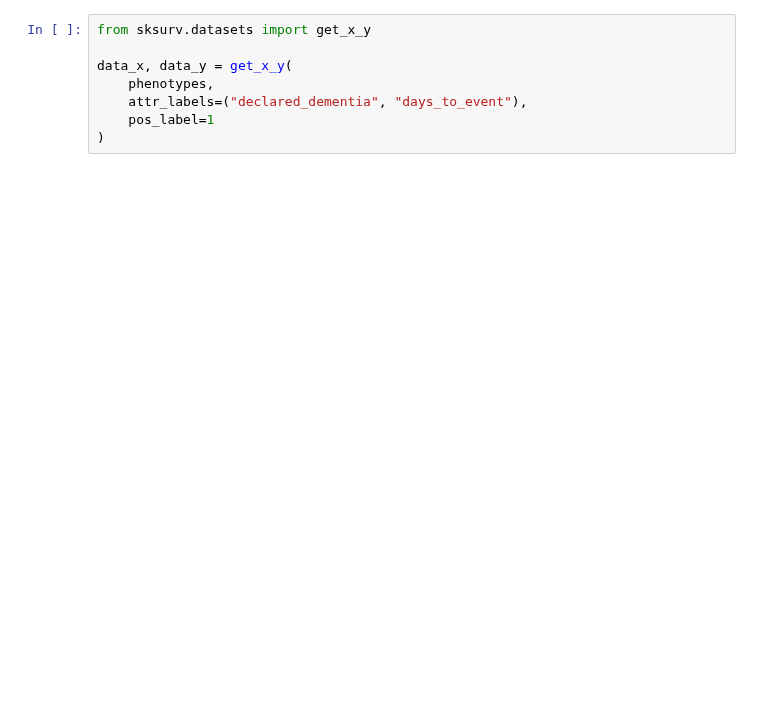
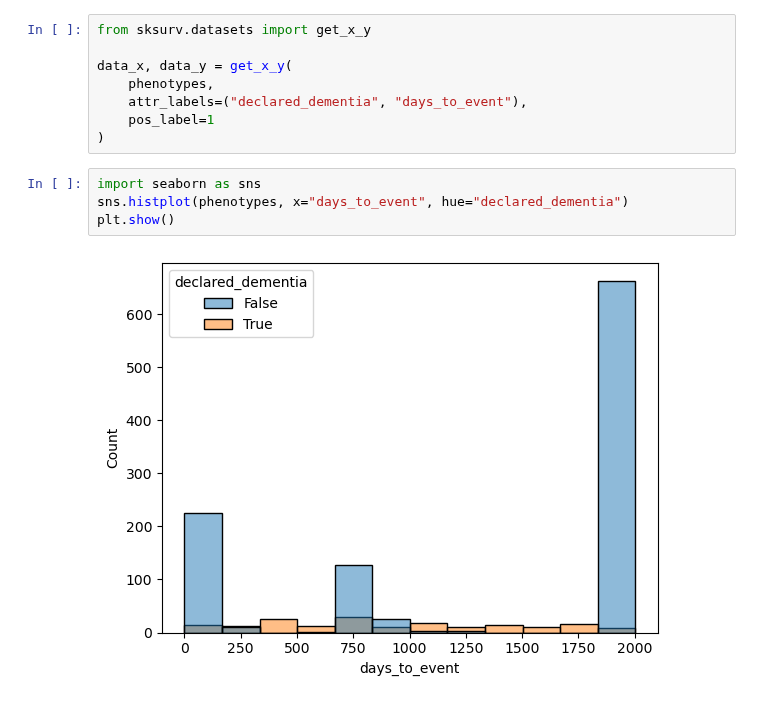
Before and after one commit to jonathan-legrand/bold-dementia, a Jupyter notebook: notebooks/prediction.ipynb, the cells around one changed output. Cells and saved outputs as stored; diff of their text form; blank space fills up the shorter version.

```diff
--- a/notebooks/prediction.ipynb
+++ b/notebooks/prediction.ipynb
@@ -58,4 +72,10 @@ data_x, data_y = get_x_y(
     attr_labels=("declared_dementia", "days_to_event"),
     pos_label=1
 )
+# %%
+import seaborn as sns
+sns.histplot(phenotypes, x="days_to_event", hue="declared_dementia")
+plt.show()
+# %% [output]
+[figure, added]
 # %%
```
Also changed, not shown: parts of 4 cells of this notebook.
